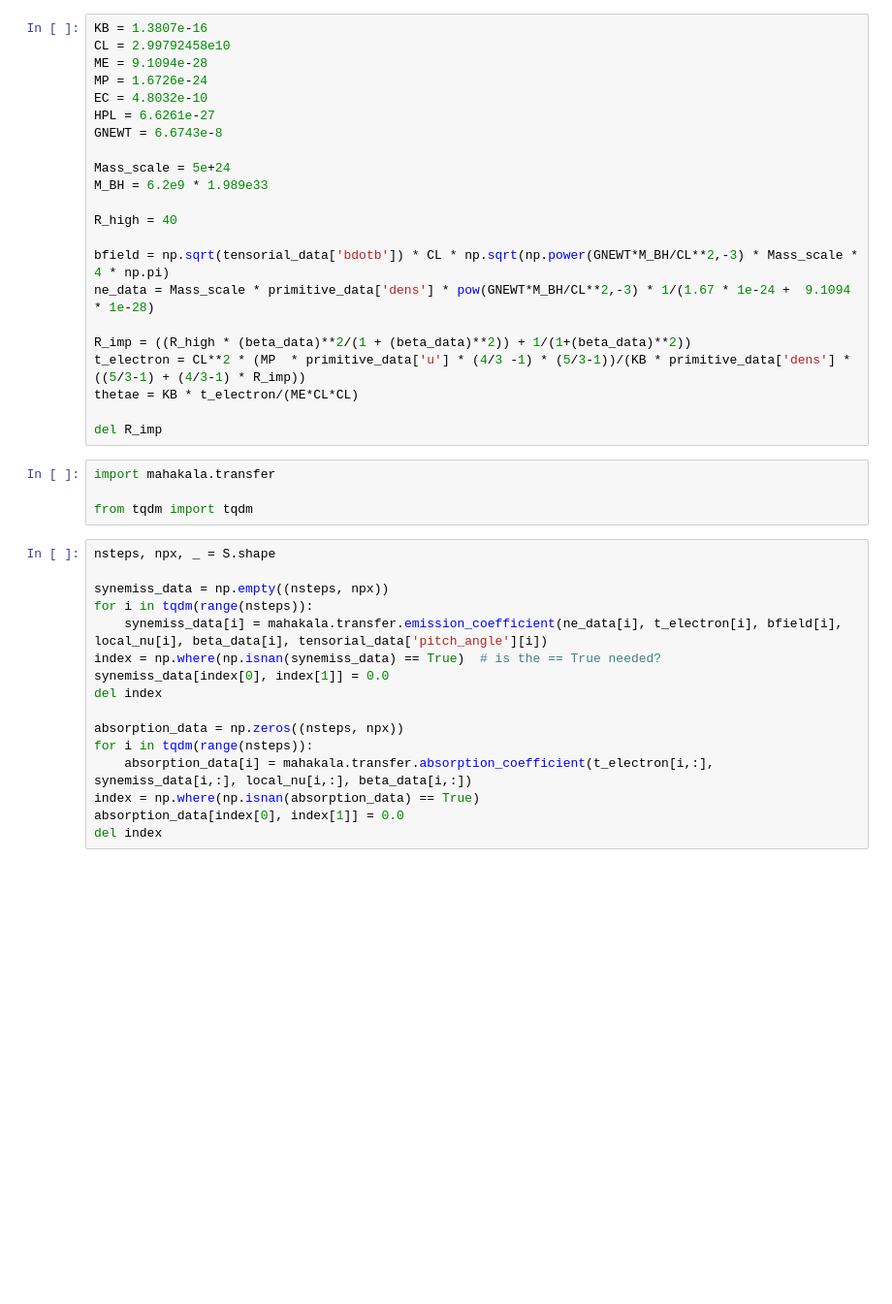
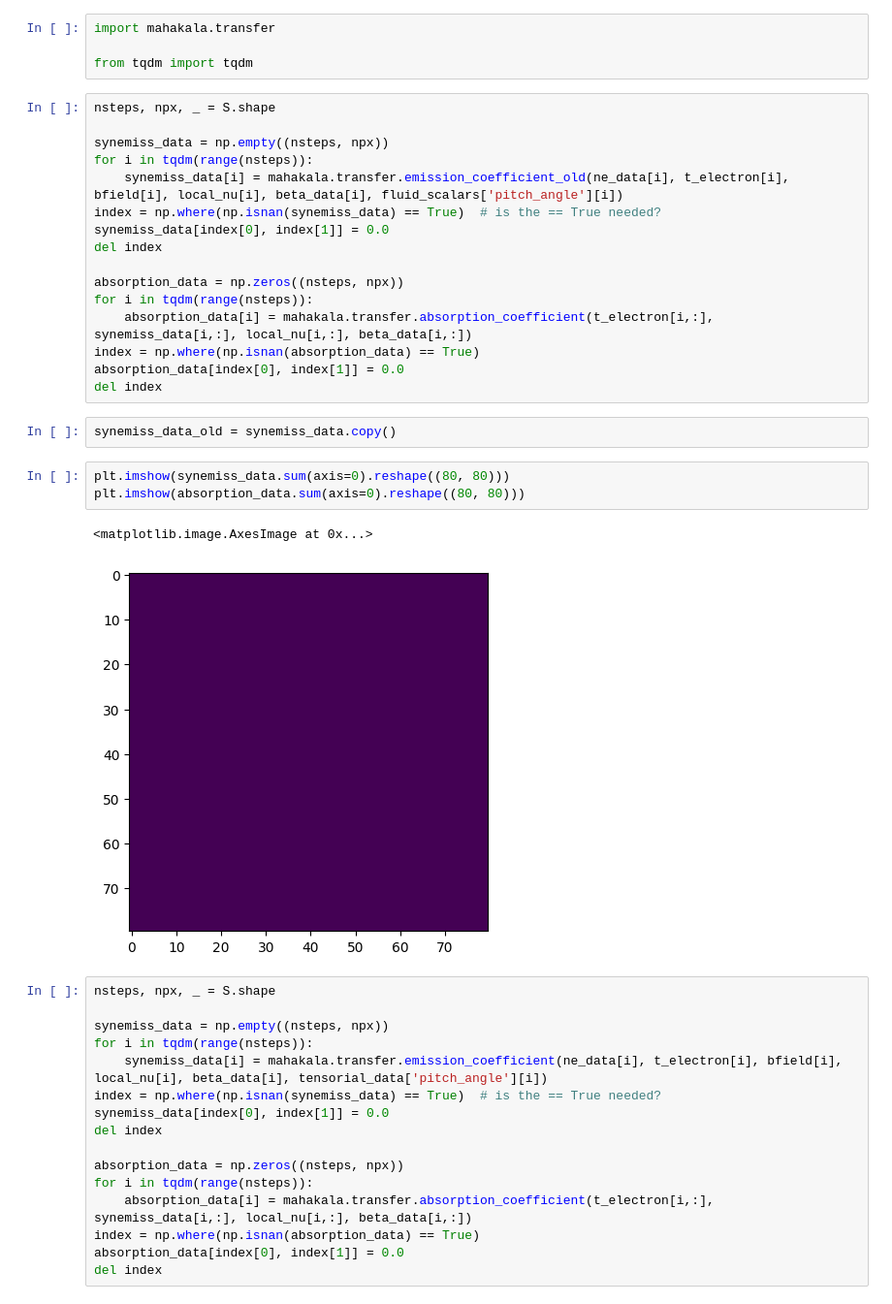
Before and after one commit to liamedeiros/Mahakala, a Jupyter notebook: demos/grmhd.ipynb, the cells around one changed output. Shown at 97% size. Cells and saved outputs as stored; diff of their text form; blank space fills up the shorter version.

```diff
--- a/demos/grmhd.ipynb
+++ b/demos/grmhd.ipynb
@@ -348,29 +228,31 @@ beta_data[index[0],index[1]] = 0
-# %%
-KB = 1.3807e-16
-CL = 2.99792458e10
-ME = 9.1094e-28
-MP = 1.6726e-24
-EC = 4.8032e-10
-HPL = 6.6261e-27
-GNEWT = 6.6743e-8
-
-Mass_scale = 5e+24
-M_BH = 6.2e9 * 1.989e33
-
-R_high = 40
-
-bfield = np.sqrt(tensorial_data['bdotb']) * CL * np.sqrt(np.power(GNEWT*M_BH/CL**2,-3) * Mass_scale * 4 * np.pi)
-ne_data = Mass_scale * primitive_data['dens'] * pow(GNEWT*M_BH/CL**2,-3) * 1/(1.67 * 1e-24 +  9.1094 * 1e-28)
-
-R_imp = ((R_high * (beta_data)**2/(1 + (beta_data)**2)) + 1/(1+(beta_data)**2))
-t_electron = CL**2 * (MP  * primitive_data['u'] * (4/3 -1) * (5/3-1))/(KB * primitive_data['dens'] * ((5/3-1) + (4/3-1) * R_imp))
-thetae = KB * t_electron/(ME*CL*CL)
-
-del R_imp
 # %%
 import mahakala.transfer
 
 from tqdm import tqdm
+# %%
+nsteps, npx, _ = S.shape
+
+synemiss_data = np.empty((nsteps, npx))
+for i in tqdm(range(nsteps)):
+    synemiss_data[i] = mahakala.transfer.emission_coefficient_old(ne_data[i], t_electron[i], bfield[i], local_nu[i], beta_data[i], fluid_scalars['pitch_angle'][i])
+index = np.where(np.isnan(synemiss_data) == True)  # is the == True needed?
+synemiss_data[index[0], index[1]] = 0.0
+del index
+
+absorption_data = np.zeros((nsteps, npx))
+for i in tqdm(range(nsteps)):
+    absorption_data[i] = mahakala.transfer.absorption_coefficient(t_electron[i,:], synemiss_data[i,:], local_nu[i,:], beta_data[i,:])
+index = np.where(np.isnan(absorption_data) == True)
+absorption_data[index[0], index[1]] = 0.0
+del index
+# %%
+synemiss_data_old = synemiss_data.copy()
+# %%
+plt.imshow(synemiss_data.sum(axis=0).reshape((80, 80)))
+plt.imshow(absorption_data.sum(axis=0).reshape((80, 80)))
+# %% [output]
+<matplotlib.image.AxesImage at 0x...>
+[figure, added]
 # %%
 nsteps, npx, _ = S.shape
 
```
Also changed, not shown: parts of 39 cells of this notebook, 3 other files.
